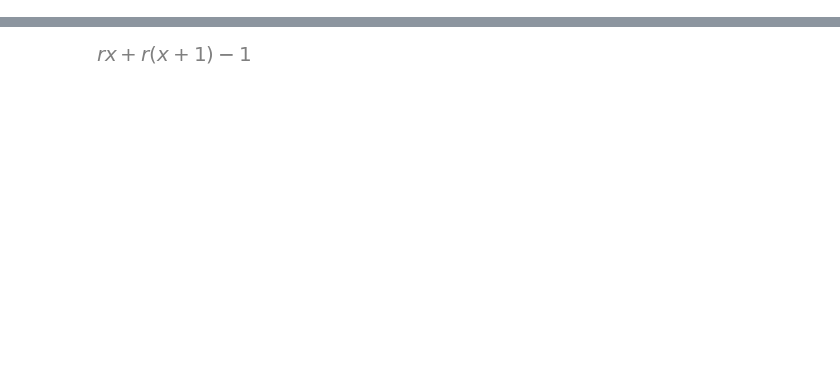
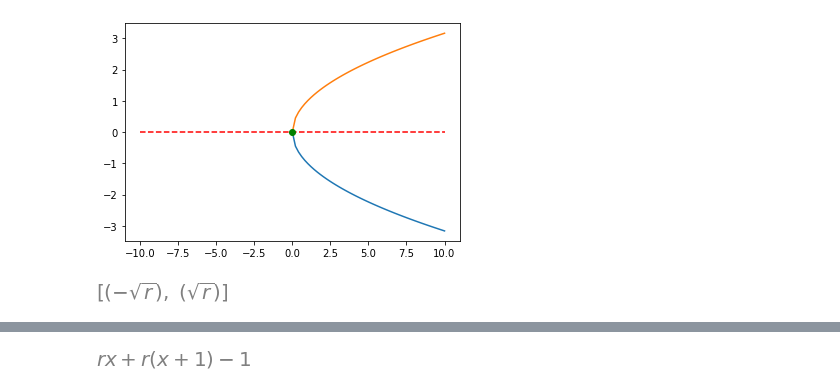
Before and after one commit to grantaguinaldo/ssie, a Jupyter notebook: ssie523/chapter-08-problems.ipynb, the cells around one changed output, grey strips where cells are left out. Drawn from its saved outputs; the diff is of its cells as text; code cells hidden in the pictures; blank space fills up the shorter version.

```diff
--- a/ssie523/chapter-08-problems.ipynb
+++ b/ssie523/chapter-08-problems.ipynb
@@ -24,0 +36,25 @@ eq_point_2  #Point is unstable for r < 1 (solve equation to find where r > 0)
+# %%
+def xeq1():
+    return 0
+
+def xeq2(r):
+    return -np.sqrt(r)
+
+def xeq3(r):
+    return np.sqrt(r)
+
+domain = np.linspace(-10, 10)
+plt.plot(domain, [0 for each in range(len(domain))], 'r--')
+domain = np.linspace(0, 10)
+plt.plot(domain, xeq2(domain))
+plt.plot(domain, xeq3(domain))
+plt.plot([0], [0], 'go')
+plt.show()
+# %% [output]
+[figure, added]
+# %%
+#Equation 8.2
+Xdot = r - x**2
+solve([Xdot], (x))
+# %% [output]
+[figure, added]
```
Also changed, not shown: parts of 30 cells of this notebook, 2 other files.
